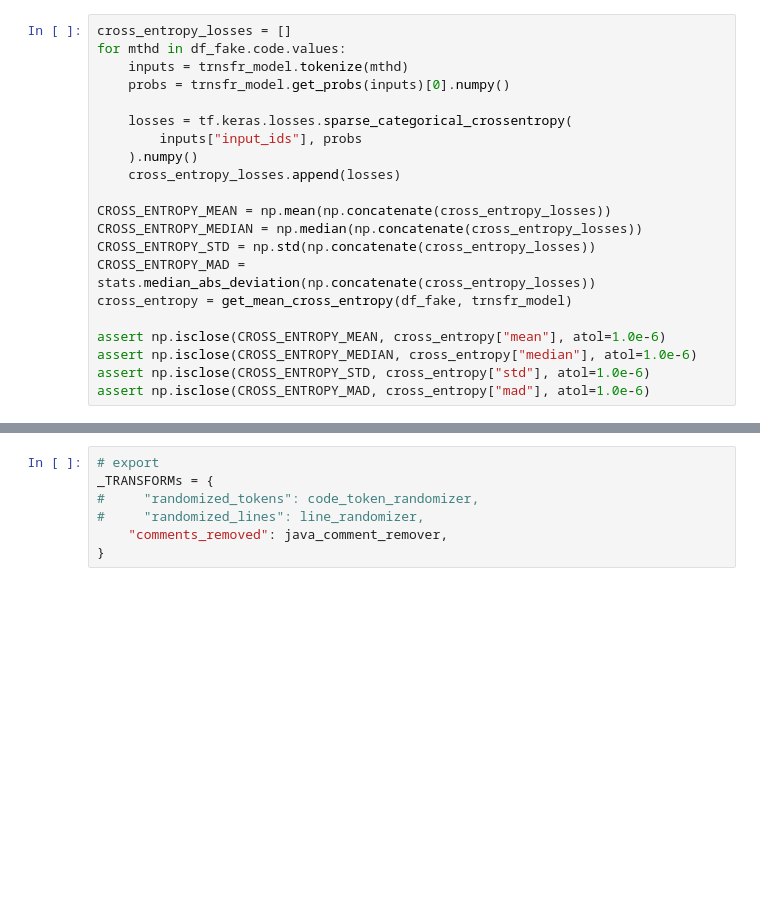
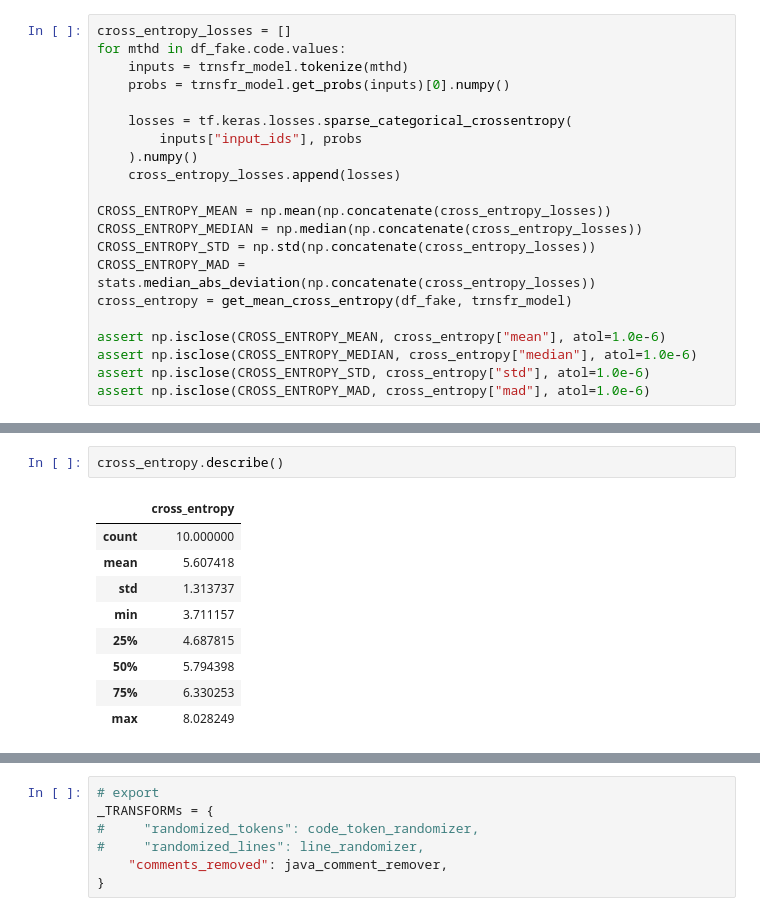
Before and after one commit to ArtificialSoftwareEngineering/InterpretingCodeGeneration, a Jupyter notebook: nbs/04_evaluation.core.ipynb, the cells around one changed output, grey strips where cells are left out. Cells and saved outputs as stored; diff of their text form; blank space fills up the shorter version.

```diff
--- a/nbs/04_evaluation.core.ipynb
+++ b/nbs/04_evaluation.core.ipynb
@@ -638,0 +679,12 @@ assert np.isclose(CROSS_ENTROPY_MAD, cross_entropy["mad"], atol=1.0e-6)
+# %%
+cross_entropy.describe()
+# %% [output]
+|  | cross_entropy |
+| count | 10.000000 |
+| mean | 5.607418 |
+| std | 1.313737 |
+| min | 3.711157 |
+| 25% | 4.687815 |
+| 50% | 5.794398 |
+| 75% | 6.330253 |
+| max | 8.028249 |
```
Also changed, not shown: parts of 5 cells of this notebook.
